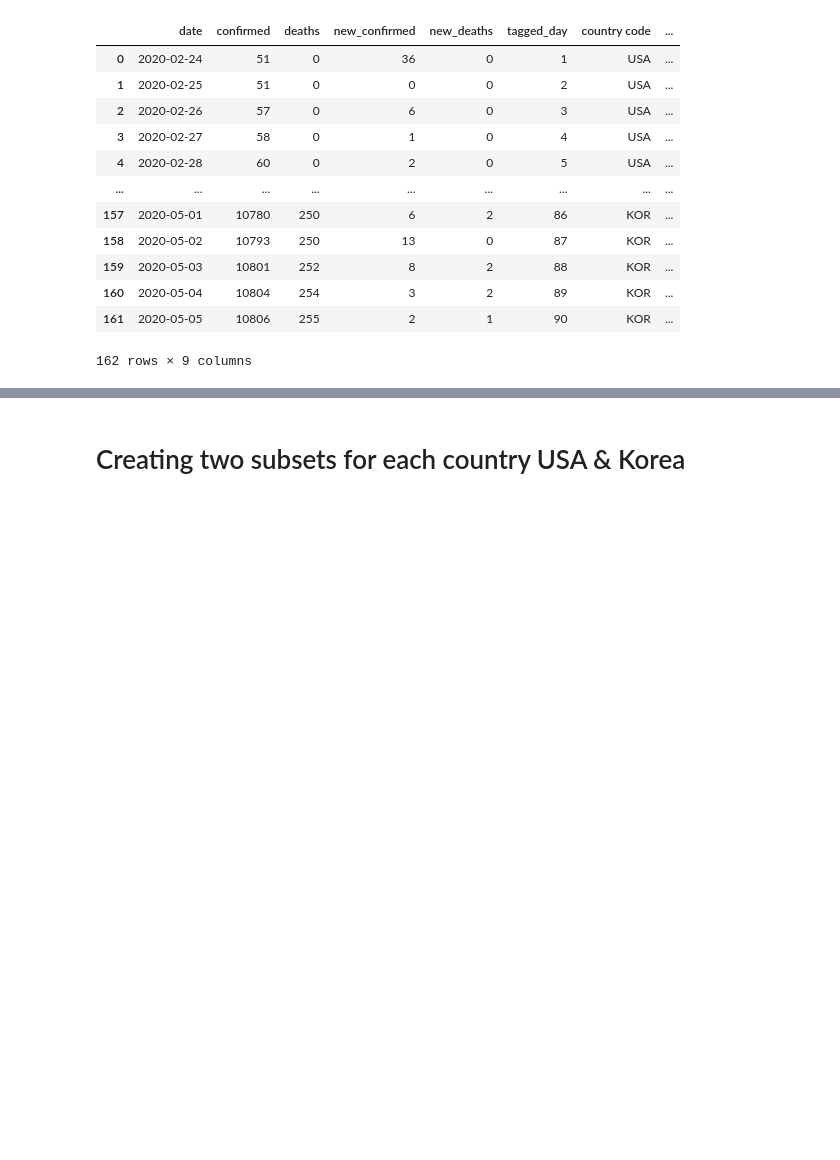
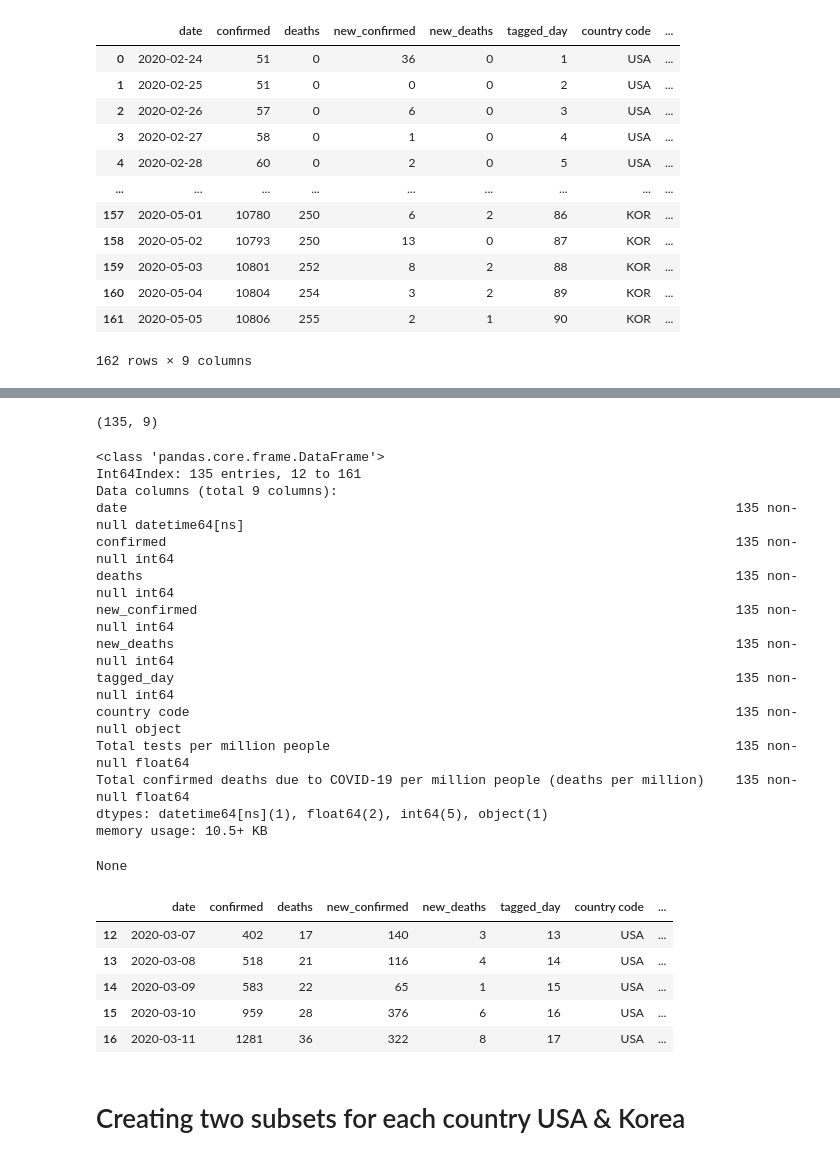
Before and after one commit to kd91/Modeling-of-COVID-19-testing-deaths, a Jupyter notebook: covid_19_01-Priyanka-Visualizations.ipynb, the cells around one changed output, grey strips where cells are left out. Saved outputs shown, nothing was run; the diff lists cells and outputs as text; code cells hidden in the pictures; blank space fills up the shorter version.

```diff
--- a/covid_19_01-Priyanka-Visualizations.ipynb
+++ b/covid_19_01-Priyanka-Visualizations.ipynb
@@ -279,0 +280,4 @@ df3.to_csv("df3.out.csv", index= False)
+# %%
+df4 = df3.copy(deep=True)
+display(df4.shape)
+display(df4.info())
@@ -280,2 +301,30 @@ df3.to_csv("df3.out.csv", index= False)
+# %%
+df4.dropna(axis=0, inplace=True)
+display(df4.shape)
+display(df4.info())
+df4.head()
+# %% [output]
+(135, 9)
+<class 'pandas.core.frame.DataFrame'>
+Int64Index: 135 entries, 12 to 161
+Data columns (total 9 columns):
+date                                                                              135 non-null datetime64[ns]
+confirmed                                                                         135 non-null int64
+deaths                                                                            135 non-null int64
+new_confirmed                                                                     135 non-null int64
+new_deaths                                                                        135 non-null int64
+tagged_day                                                                        135 non-null int64
+country code                                                                      135 non-null object
+Total tests per million people                                                    135 non-null float64
+Total confirmed deaths due to COVID-19 per million people (deaths per million)    135 non-null float64
+dtypes: datetime64[ns](1), float64(2), int64(5), object(1)
+memory usage: 10.5+ KB
+None
+|  | date | confirmed | deaths | new_confirmed | new_deaths | tagged_day | country code | ... |
+| 12 | 2020-03-07 | 402 | 17 | 140 | 3 | 13 | USA | ... |
+| 13 | 2020-03-08 | 518 | 21 | 116 | 4 | 14 | USA | ... |
+| 14 | 2020-03-09 | 583 | 22 | 65 | 1 | 15 | USA | ... |
+| 15 | 2020-03-10 | 959 | 28 | 376 | 6 | 16 | USA | ... |
+| 16 | 2020-03-11 | 1281 | 36 | 322 | 8 | 17 | USA | ... |
 # %% [markdown]
 # Creating two subsets for each country USA & Korea
```
Also changed, not shown: parts of 11 cells of this notebook.
